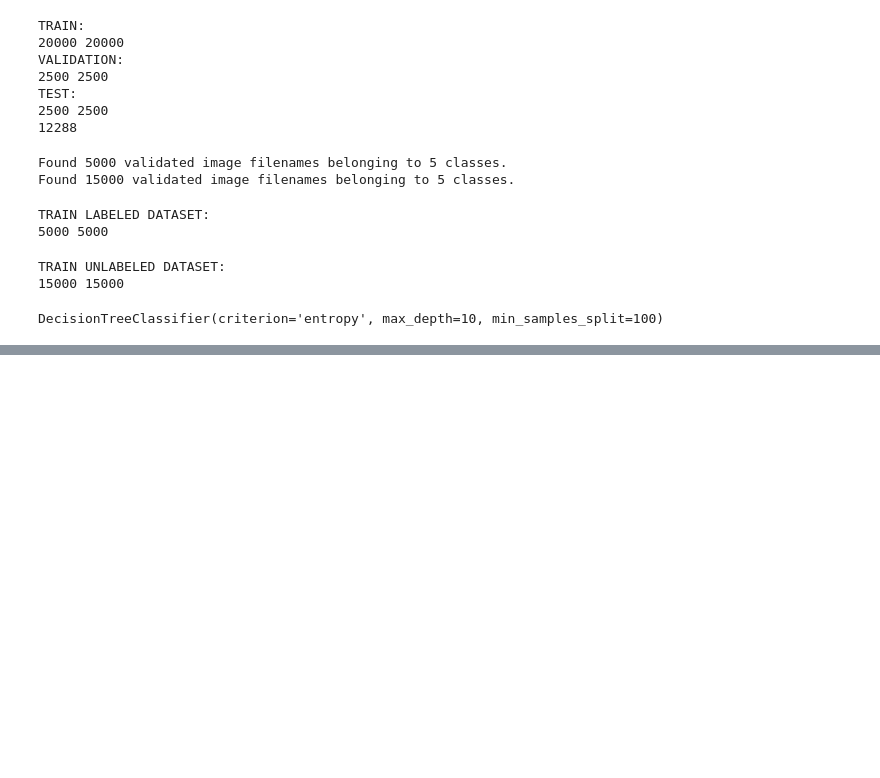
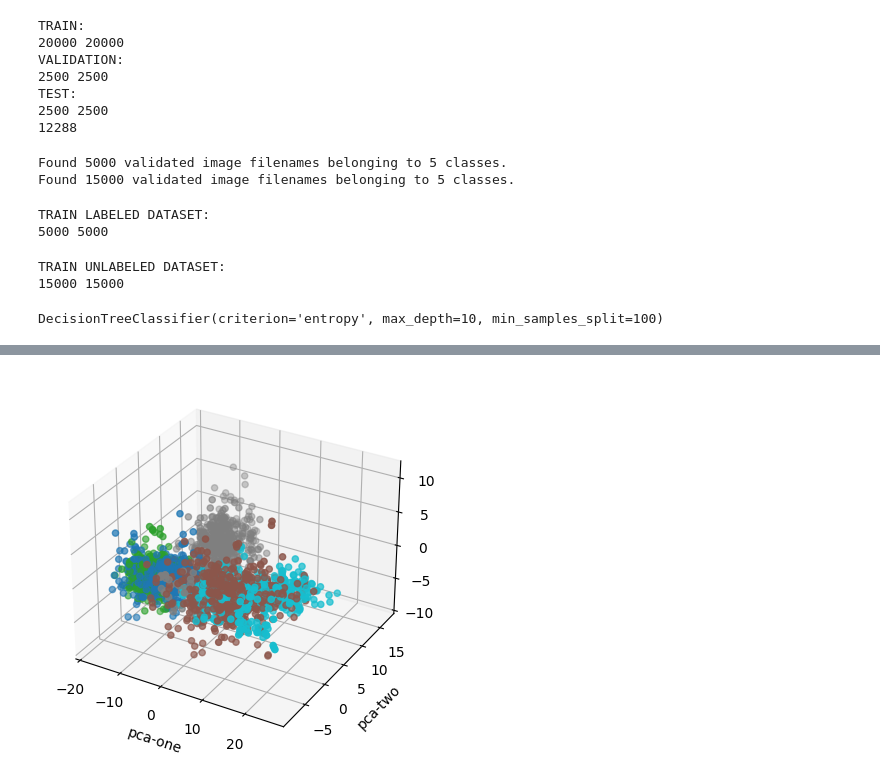
Before and after one commit to Snehee2901/Cancer-Classification, a Jupyter notebook: Semi-supervised Decision Tree.ipynb, the cells around one changed output, grey strips where cells are left out. Saved outputs shown, nothing was run; the diff lists cells and outputs as text; code cells hidden in the pictures; blank space fills up the shorter version.

```diff
--- a/Semi-supervised Decision Tree.ipynb
+++ b/Semi-supervised Decision Tree.ipynb
@@ -311,0 +354,16 @@ Iteration::0
+# %%
+fig = plt.figure()
+ax = fig.add_subplot(111, projection='3d')
+ax.scatter(
+    xs=df.loc[rndperm,:]["pca-one"],
+    ys=df.loc[rndperm,:]["pca-two"],
+    zs=df.loc[rndperm,:]["pca-three"],
+    c=df.loc[rndperm,:]["y"],
+    cmap='tab10'
+)
+ax.set_xlabel('pca-one')
+ax.set_ylabel('pca-two')
+ax.set_zlabel('pca-three')
+plt.show()
+# %% [output]
+[figure, added]
```
Also changed, not shown: parts of 5 cells of this notebook, 1 other file.
